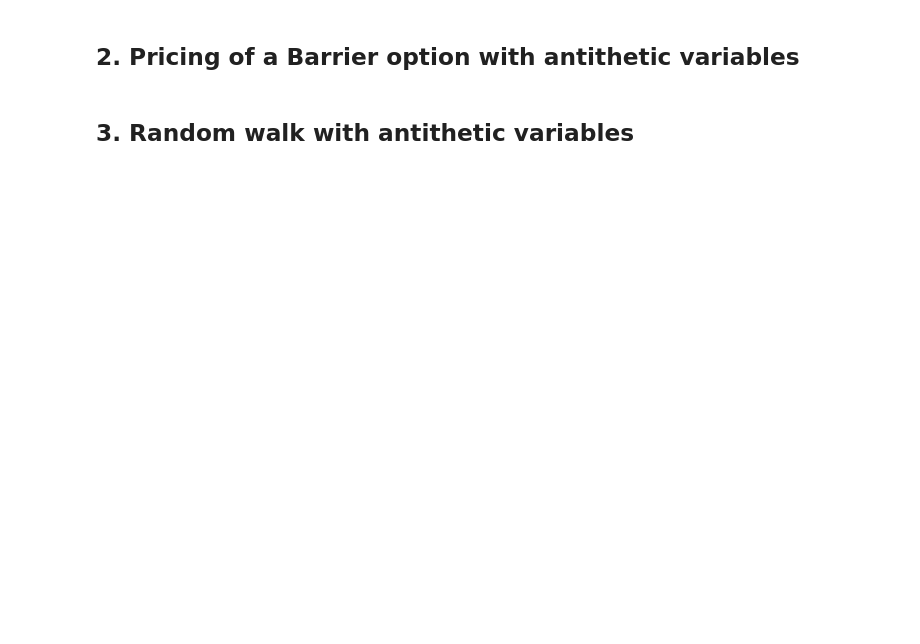
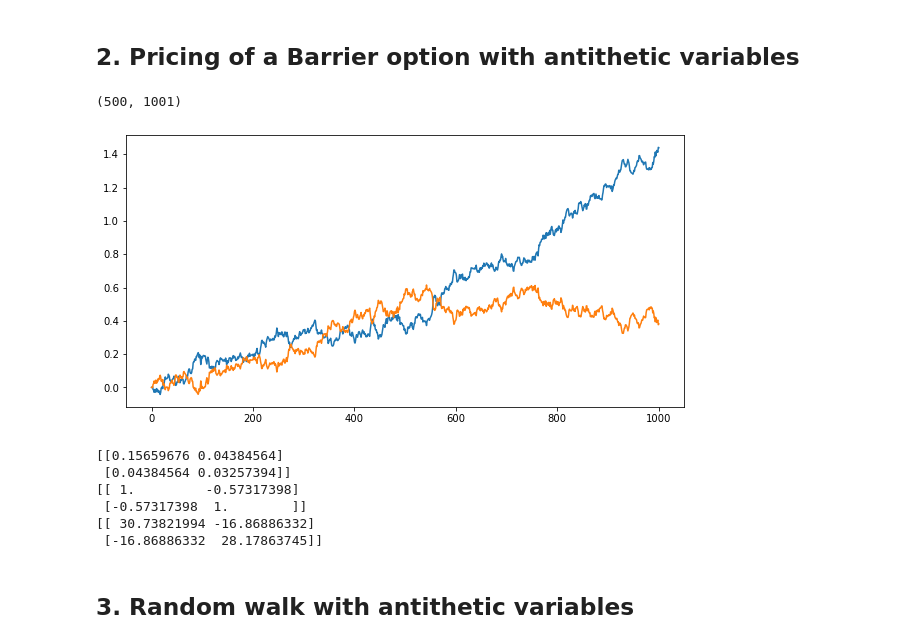
Before and after one commit to evandieren/MATH414-StochasticSimulation, a Jupyter notebook: TP6.ipynb, the cells around one changed output. Drawn from its saved outputs; the diff is of its cells as text; code cells hidden in the pictures; blank space fills up the shorter version.

```diff
--- a/TP6.ipynb
+++ b/TP6.ipynb
@@ -82,12 +82,22 @@ T = 2
 K = 10
 m = 1000
 dt = T/m
-N = 100
+N = 1000
+M = int(N/2)
 B = 2
 
+W_mat = np.zeros((M,m))
+
+# X_0 = 0 car 0 + sigma*W_0 = 0
+#for i in range(M):
+#    W_mat[i] =np.append([0],np.cumsum(np.sqrt(dt)*st.norm.rvs(size=m-1)))
+
+W_mat = np.append(np.zeros((M,1)),np.cumsum(np.sqrt(dt)*st.norm.rvs(size=(M,m)),axis=1),axis=1)
+
+print(W_mat.shape)
 # Antithetic variables
-X_t = (r-sigma**2/2)*np.arange(0,T+dt,dt) + sigma*st.norm.rvs(size=(int(N/2),m+1))
-X_t_rev = 2*np.mean(X_t,axis=0)-X_t
+X_t = (r-sigma**2/2)*np.arange(0,T+dt,dt) + sigma*W_mat
+X_t_rev = 2*(r-sigma**2/2)*np.arange(0,T+dt,dt)-X_t
 S_t = S_0*np.exp(X_t)
 S_t_rev = S_0*np.exp(X_t_rev)
 
@@ -97,6 +107,24 @@ Payoff_rev = np.maximum(S_t_rev[:,-1]-K,0)*(B<=np.min(S_t_rev,axis=1))
 E_payoff = np.sum(Payoff+Payoff_rev)/N
 
 # Voir correction pour savoir comment faire ces variables, car j'ai pas de correlation négative :/
+# %% [output]
+(500, 1001)
+# %%
+plt.figure(figsize=(10,5))
+plt.plot(X_t[0])
+plt.plot(X_t_rev[0])
+plt.show()
+print(np.cov(X_t[0],X_t_rev[0]))
+print(np.corrcoef(Payoff,Payoff_rev))
+print(np.cov(Payoff,Payoff_rev))
+# %% [output]
+[figure, added]
+[[0.15659676 0.04384564]
+ [0.04384564 0.03257394]]
+[[ 1.         -0.57317398]
+ [-0.57317398  1.        ]]
+[[ 30.73821994 -16.86886332]
+ [-16.86886332  28.17863745]]
 # %% [markdown]
 ## 3. Random walk with antithetic variables
 # %%
```
Also changed, not shown: parts of 3 cells of this notebook, 1 other file.
